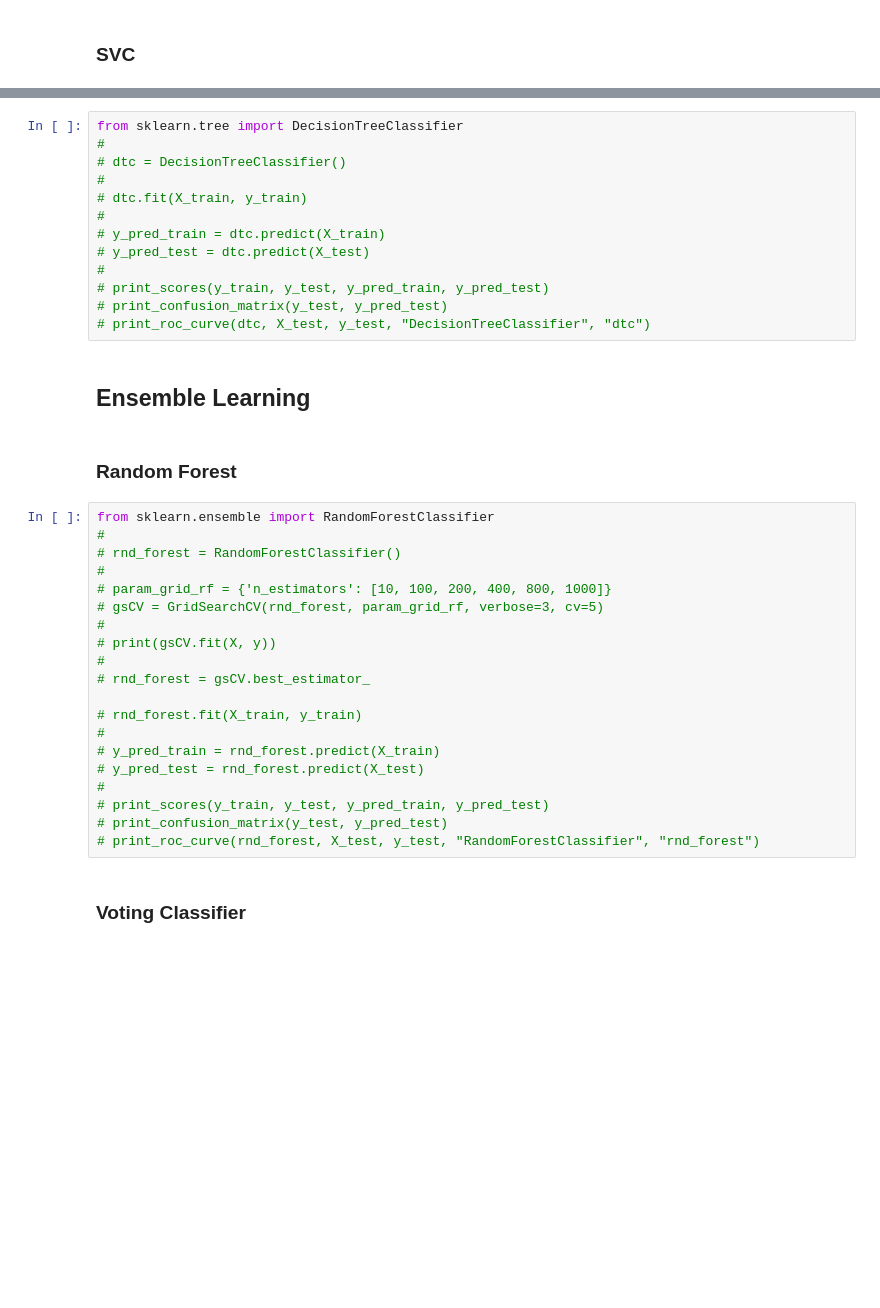
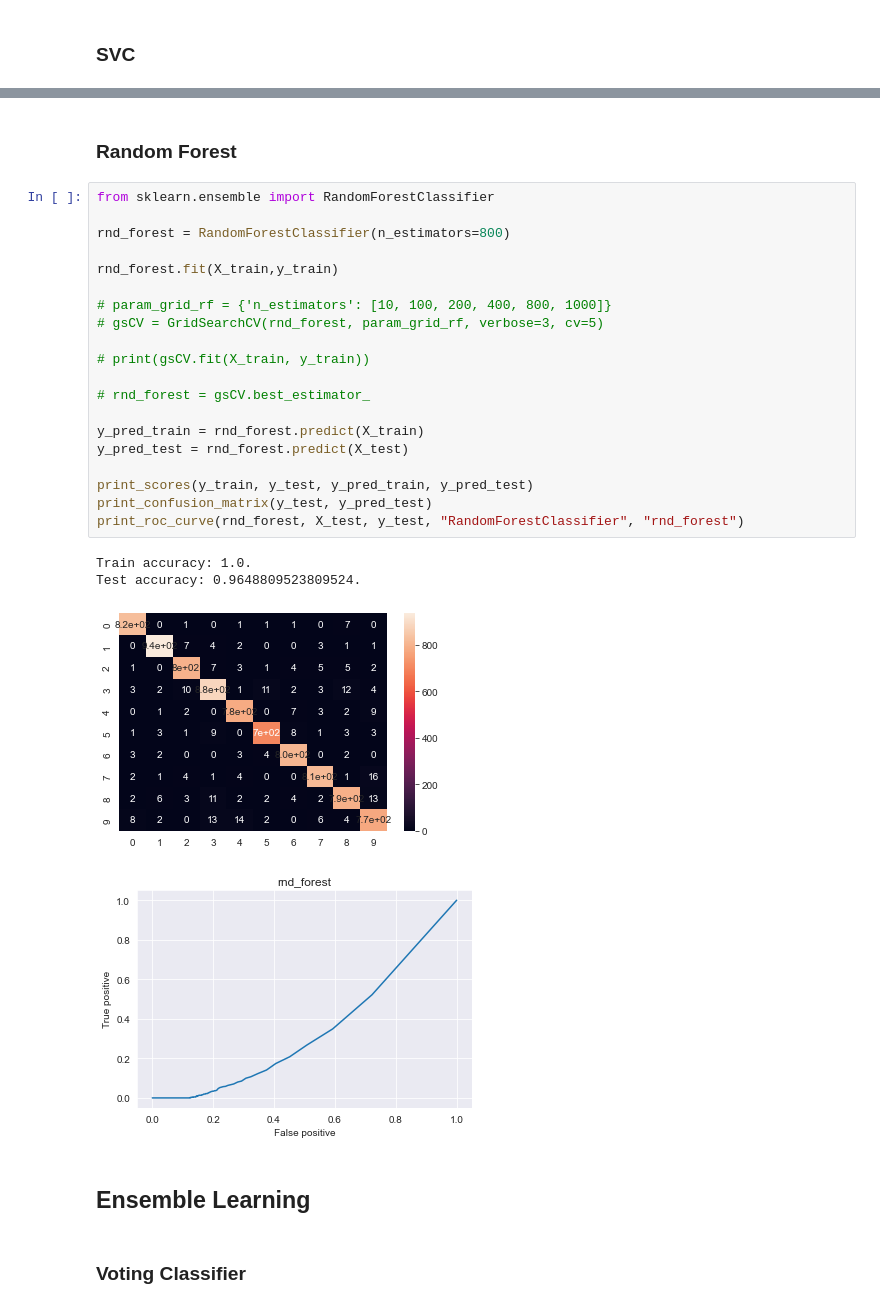
Before and after one commit to Im-Rises/digit_recognizer_ml, a Jupyter notebook: main_kaggle.ipynb, the cells around one changed output, grey strips where cells are left out. Drawn from its saved outputs; the diff is of its cells as text; blank space fills up the shorter version.

```diff
--- a/main_kaggle.ipynb
+++ b/main_kaggle.ipynb
@@ -256,40 +204,32 @@ GridSearchCV(cv=5, estimator=SVC(), param_grid={'C': [1.0, 10, 100]}, verbose=3)
+# %% [markdown]
+### Random Forest
 # %%
-from sklearn.tree import DecisionTreeClassifier
-#
-# dtc = DecisionTreeClassifier()
-#
-# dtc.fit(X_train, y_train)
-#
-# y_pred_train = dtc.predict(X_train)
-# y_pred_test = dtc.predict(X_test)
-#
-# print_scores(y_train, y_test, y_pred_train, y_pred_test)
-# print_confusion_matrix(y_test, y_pred_test)
-# print_roc_curve(dtc, X_test, y_test, "DecisionTreeClassifier", "dtc")
+from sklearn.ensemble import RandomForestClassifier
+
+rnd_forest = RandomForestClassifier(n_estimators=800)
+
+rnd_forest.fit(X_train,y_train)
+
+# param_grid_rf = {'n_estimators': [10, 100, 200, 400, 800, 1000]}
+# gsCV = GridSearchCV(rnd_forest, param_grid_rf, verbose=3, cv=5)
+
+# print(gsCV.fit(X_train, y_train))
+
+# rnd_forest = gsCV.best_estimator_
+
+y_pred_train = rnd_forest.predict(X_train)
+y_pred_test = rnd_forest.predict(X_test)
+
+print_scores(y_train, y_test, y_pred_train, y_pred_test)
+print_confusion_matrix(y_test, y_pred_test)
+print_roc_curve(rnd_forest, X_test, y_test, "RandomForestClassifier", "rnd_forest")
+# %% [output]
+Train accuracy: 1.0.
+Test accuracy: 0.9648809523809524.
+[figure, added]
+[figure, added]
 # %% [markdown]
 ## Ensemble Learning
-# %% [markdown]
-### Random Forest
-# %%
-from sklearn.ensemble import RandomForestClassifier
-#
-# rnd_forest = RandomForestClassifier()
-#
-# param_grid_rf = {'n_estimators': [10, 100, 200, 400, 800, 1000]}
-# gsCV = GridSearchCV(rnd_forest, param_grid_rf, verbose=3, cv=5)
-#
-# print(gsCV.fit(X, y))
-#
-# rnd_forest = gsCV.best_estimator_
-
-# rnd_forest.fit(X_train, y_train)
-#
-# y_pred_train = rnd_forest.predict(X_train)
-# y_pred_test = rnd_forest.predict(X_test)
-#
-# print_scores(y_train, y_test, y_pred_train, y_pred_test)
-# print_confusion_matrix(y_test, y_pred_test)
-# print_roc_curve(rnd_forest, X_test, y_test, "RandomForestClassifier", "rnd_forest")
 # %% [markdown]
 ### Voting Classifier
 # %%
```
Also changed, not shown: parts of 10 cells of this notebook, 2 other files.
